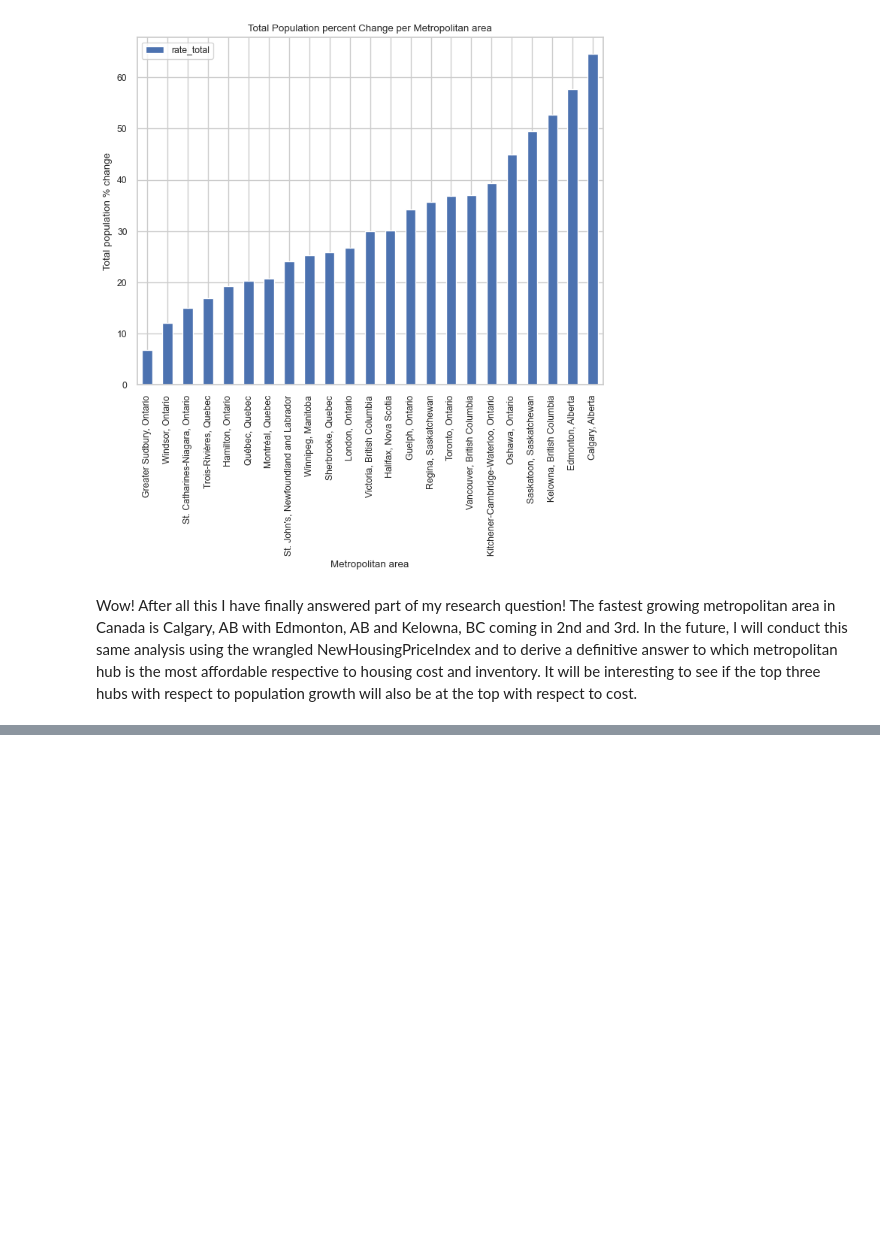
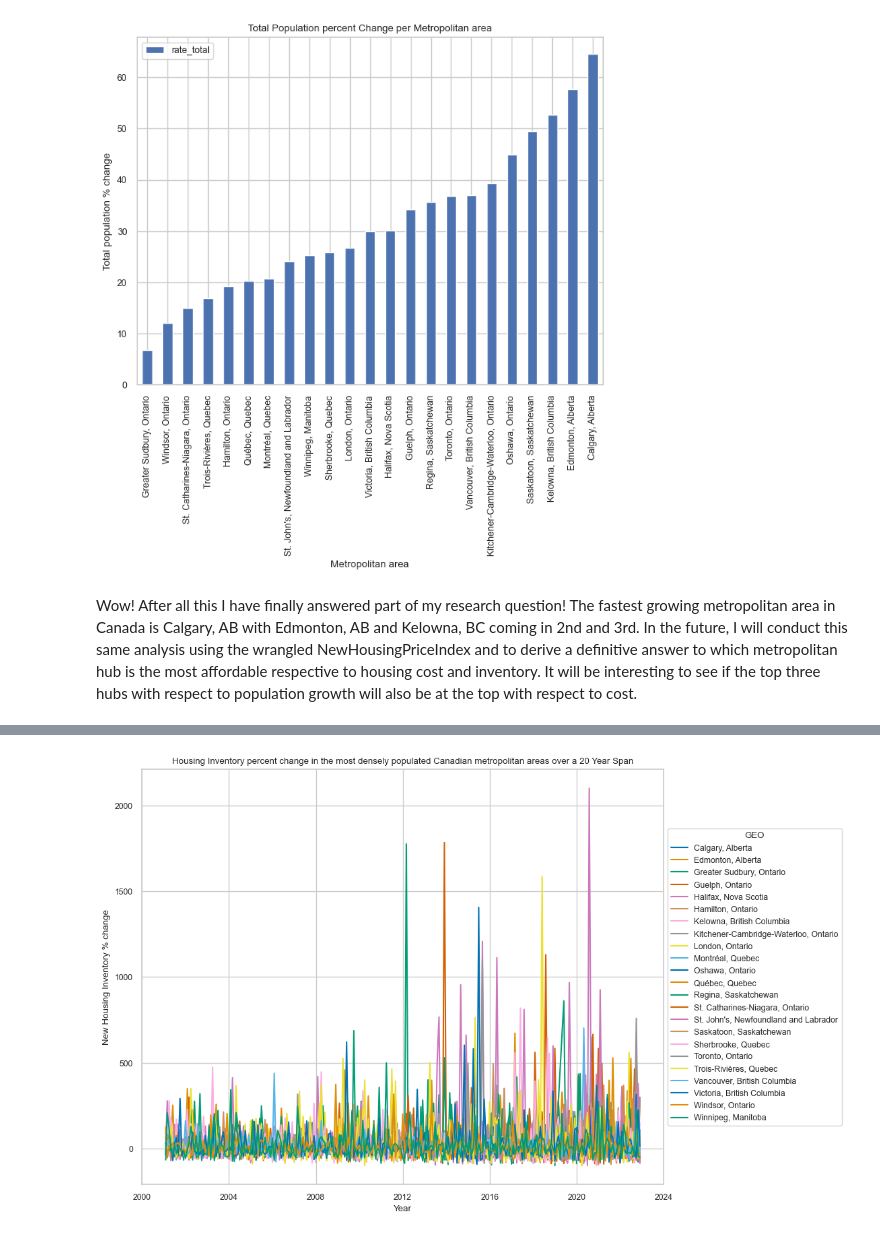
Before and after one commit to ubco-W2022T2-data301/project-group-group01, a Jupyter notebook: analysis/Logananalysis2.ipynb, the cells around one changed output, grey strips where cells are left out. Cells and saved outputs as stored; diff of their text form; code cells hidden in the pictures; blank space fills up the shorter version.

```diff
--- a/analysis/Logananalysis2.ipynb
+++ b/analysis/Logananalysis2.ipynb
@@ -548,0 +807,7 @@ Wow! After all this I have finally answered part of my research question! The fa
+# %%
+NI_Wrangled = NewInventory.drop(columns=['DGUID', 'UOM_ID', 'SCALAR_FACTOR', 'SCALAR_ID', 'VECTOR', 'COORDINATE', 'STATUS', 'SYMBOL', 'TERMINATED', 'DECIMALS'], axis=1).reset_index().drop(columns=["index"])
+
+NI_Wrangled['REF_DATE'] = pd.to_datetime(NI_Wrangled['REF_DATE'])
+NI_Wrangled = NI_Wrangled[~(NI_Wrangled['REF_DATE'] < '2001-01-01')].reset_index().drop(columns=["index"])
+
+NI_Wrangled.head(10)
@@ -548,0 +826,4 @@ Wow! After all this I have finally answered part of my research question! The fa
+# %%
+NI_Wrangled_totals_completions = NI_Wrangled.drop(NI_Wrangled[NI_Wrangled['Housing estimates'] != 'Housing completions'].index)
+NI_Wrangled_totals_completions = NI_Wrangled_totals_completions.drop(NI_Wrangled_totals_completions[NI_Wrangled['Type of unit'] != 'Total units'].index)
+NI_Wrangled_totals_completions.reset_index().drop(columns=["index"])
@@ -548,0 +861,3 @@ Wow! After all this I have finally answered part of my research question! The fa
+# %%
+NI_Wrangled_Final = NI_Wrangled_totals_completions.drop(NI_Wrangled_totals_completions[NI_Wrangled_totals_completions.GEO.isin(['Abbotsford-Mission, British Columbia','Barrie, Ontario','Brantford, Ontario','Census metropolitan areas','Kingston, Ontario','Moncton, New Brunswick','Ottawa-Gatineau, Ontario part, Ontario/Quebec','Ottawa-Gatineau, Ontario/Quebec','Ottawa-Gatineau, Quebec part, Ontario/Quebec','Peterborough, Ontario','Saguenay, Quebec','Saint John, New Brunswick','Thunder Bay, Ontario'])].index).reset_index().drop(columns=["index"])
+NI_Wrangled_Final.head(15)
@@ -548,0 +883,8 @@ Wow! After all this I have finally answered part of my research question! The fa
+# %%
+rate_change_per_year_NI = pd.DataFrame()
+for city in NI_Wrangled_Final["GEO"].unique():
+    city_list = NI_Wrangled_Final.loc[NI_Wrangled_Final['GEO'] == city].copy()
+    city_list['RATE'] = city_list['VALUE'].pct_change() * 100
+    city_list = city_list.dropna()
+    rate_change_per_year_NI = pd.concat([rate_change_per_year_NI, city_list], axis=0)
+rate_change_per_year_NI
@@ -548,0 +905,13 @@ Wow! After all this I have finally answered part of my research question! The fa
+# %%
+sns.set_style("whitegrid")
+plt.figure(figsize=(10,8))
+
+pop = sns.lineplot(x='REF_DATE', y='RATE', hue='GEO', data=rate_change_per_year_NI, palette='colorblind')
+
+plt.legend(title="GEO", loc="center left", bbox_to_anchor=(1, 0.5))
+plt.xlabel("Year")
+plt.ylabel("New Housing Inventory % change")
+plt.title("Housing Inventory percent change in the most densely populated Canadian metropolitan areas over a 20 Year Span")
+plt.show()
+# %% [output]
+[figure, added]
```
Also changed, not shown: parts of 52 cells of this notebook, 1 other file.
